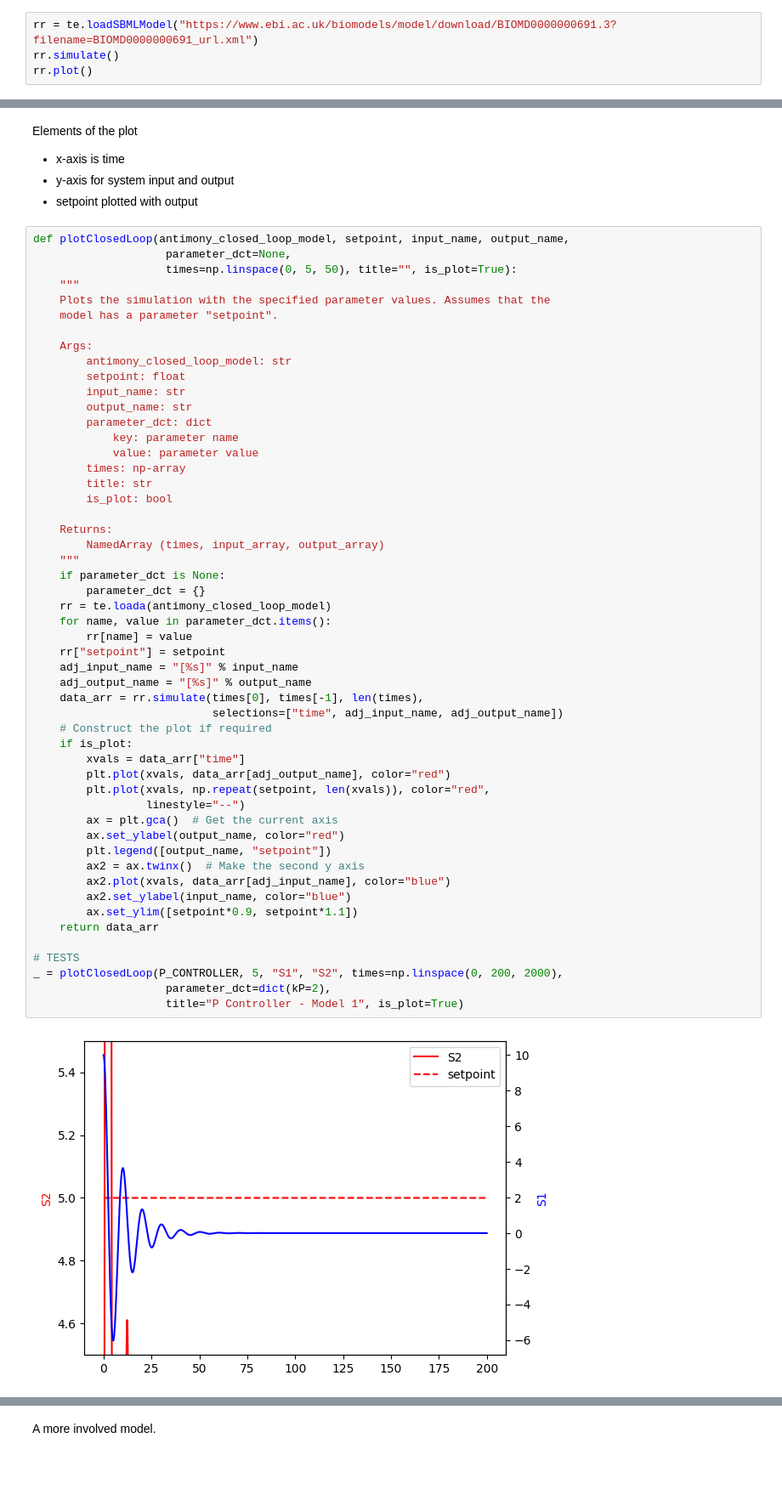
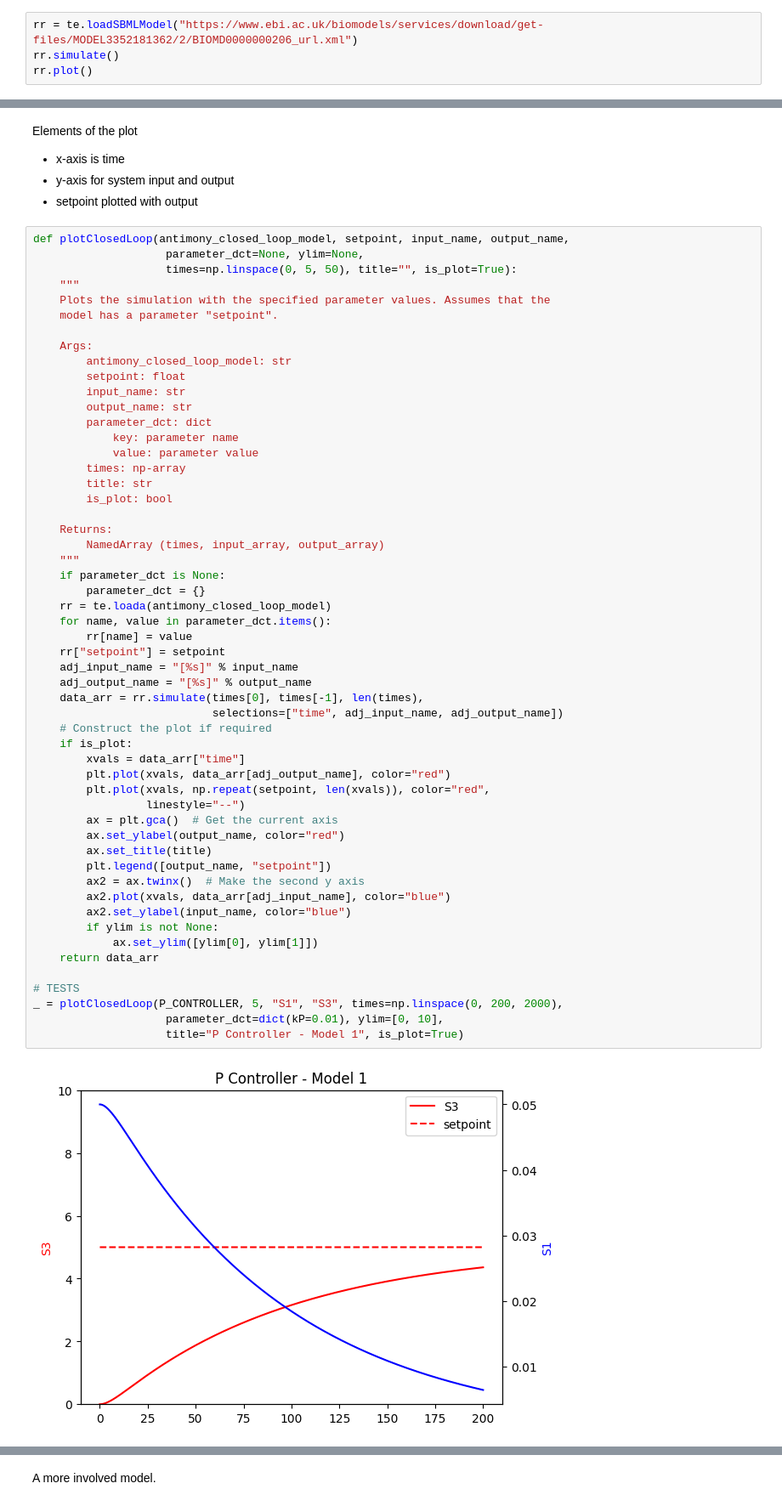
Before and after one commit to joseph-hellerstein/advanced-controls-lectures, a Jupyter notebook: lectures/lecture_04-writing-antimony-models/writing_antimony_models.ipynb, the cells around one changed output, grey strips where cells are left out. Shown at 85% size. Cells and saved outputs as stored; diff of their text form; blank space fills up the shorter version.

```diff
--- a/lectures/lecture_04-writing-antimony-models/writing_antimony_models.ipynb
+++ b/lectures/lecture_04-writing-antimony-models/writing_antimony_models.ipynb
@@ -137,7 +137,7 @@ _ = plotModel(parameter_dct={"k1": 10, "k2": 1}, title="k1=10, k2=1")
 # %% [markdown]
 # Accessing models in BioModels
 # %%
-rr = te.loadSBMLModel("https://www.ebi.ac.uk/biomodels/model/download/BIOMD0000000691.3?filename=BIOMD0000000691_url.xml")
+rr = te.loadSBMLModel("https://www.ebi.ac.uk/biomodels/services/download/get-files/MODEL3352181362/2/BIOMD0000000206_url.xml")
 rr.simulate()
 rr.plot()
 # %% [output]
@@ -223,7 +223,7 @@ Elements of the plot
 * setpoint plotted with output
 # %%
 def plotClosedLoop(antimony_closed_loop_model, setpoint, input_name, output_name,
-                    parameter_dct=None,
+                    parameter_dct=None, ylim=None,
                     times=np.linspace(0, 5, 50), title="", is_plot=True):
     """
     Plots the simulation with the specified parameter values. Assumes that the
@@ -244,34 +244,36 @@ def plotClosedLoop(antimony_closed_loop_model, setpoint, input_name, output_name
     Returns:
         NamedArray (times, input_array, output_array)
     """
     if parameter_dct is None:
         parameter_dct = {}
     rr = te.loada(antimony_closed_loop_model)
     for name, value in parameter_dct.items():
         rr[name] = value
     rr["setpoint"] = setpoint
     adj_input_name = "[%s]" % input_name
     adj_output_name = "[%s]" % output_name
     data_arr = rr.simulate(times[0], times[-1], len(times),
                            selections=["time", adj_input_name, adj_output_name])
     # Construct the plot if required
     if is_plot:
         xvals = data_arr["time"]
         plt.plot(xvals, data_arr[adj_output_name], color="red")
         plt.plot(xvals, np.repeat(setpoint, len(xvals)), color="red",
                  linestyle="--")
         ax = plt.gca()  # Get the current axis
         ax.set_ylabel(output_name, color="red")
+        ax.set_title(title)
         plt.legend([output_name, "setpoint"])
         ax2 = ax.twinx()  # Make the second y axis
         ax2.plot(xvals, data_arr[adj_input_name], color="blue")
         ax2.set_ylabel(input_name, color="blue")
-        ax.set_ylim([setpoint*0.9, setpoint*1.1])
+        if ylim is not None:
+            ax.set_ylim([ylim[0], ylim[1]])
     return data_arr
 
 # TESTS
-_ = plotClosedLoop(P_CONTROLLER, 5, "S1", "S2", times=np.linspace(0, 200, 2000),
-                    parameter_dct=dict(kP=2),
+_ = plotClosedLoop(P_CONTROLLER, 5, "S1", "S3", times=np.linspace(0, 200, 2000),
+                    parameter_dct=dict(kP=0.01), ylim=[0, 10],
                     title="P Controller - Model 1", is_plot=True)
 # %% [output]
-[figure, old version]
+[figure, new version]
```
Also changed, not shown: parts of 8 cells of this notebook.
